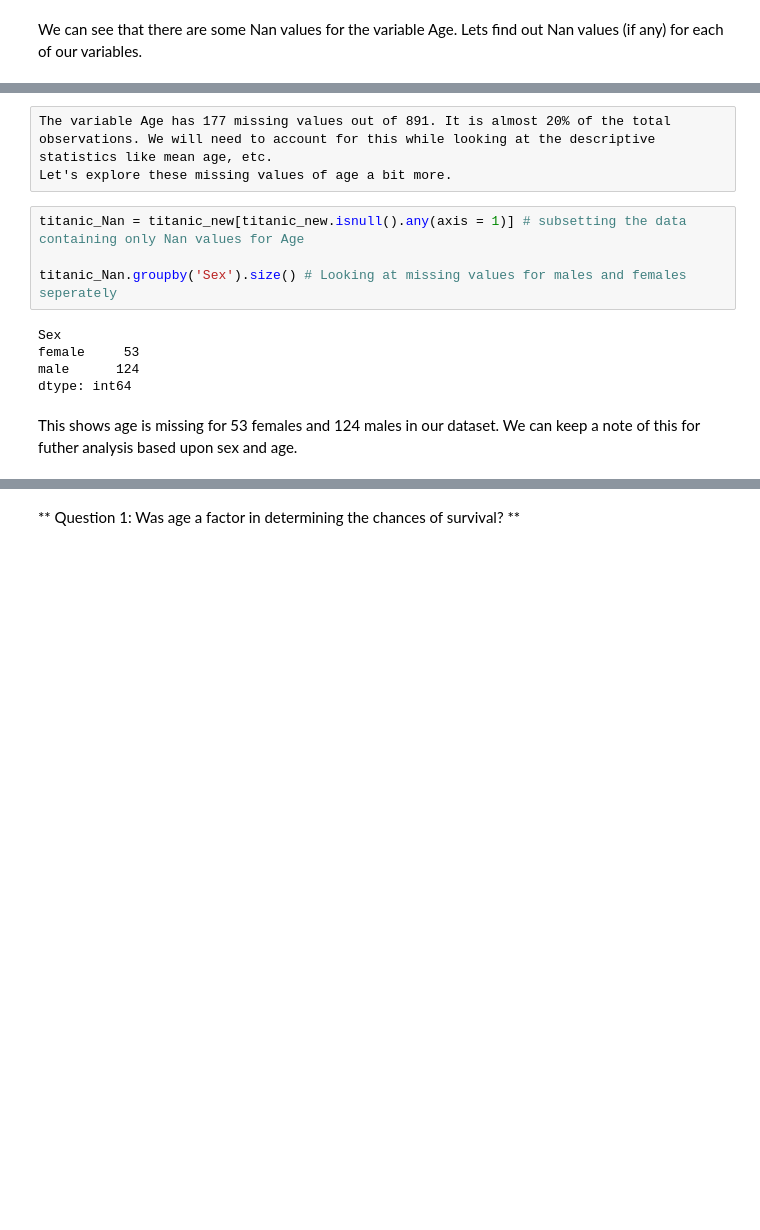
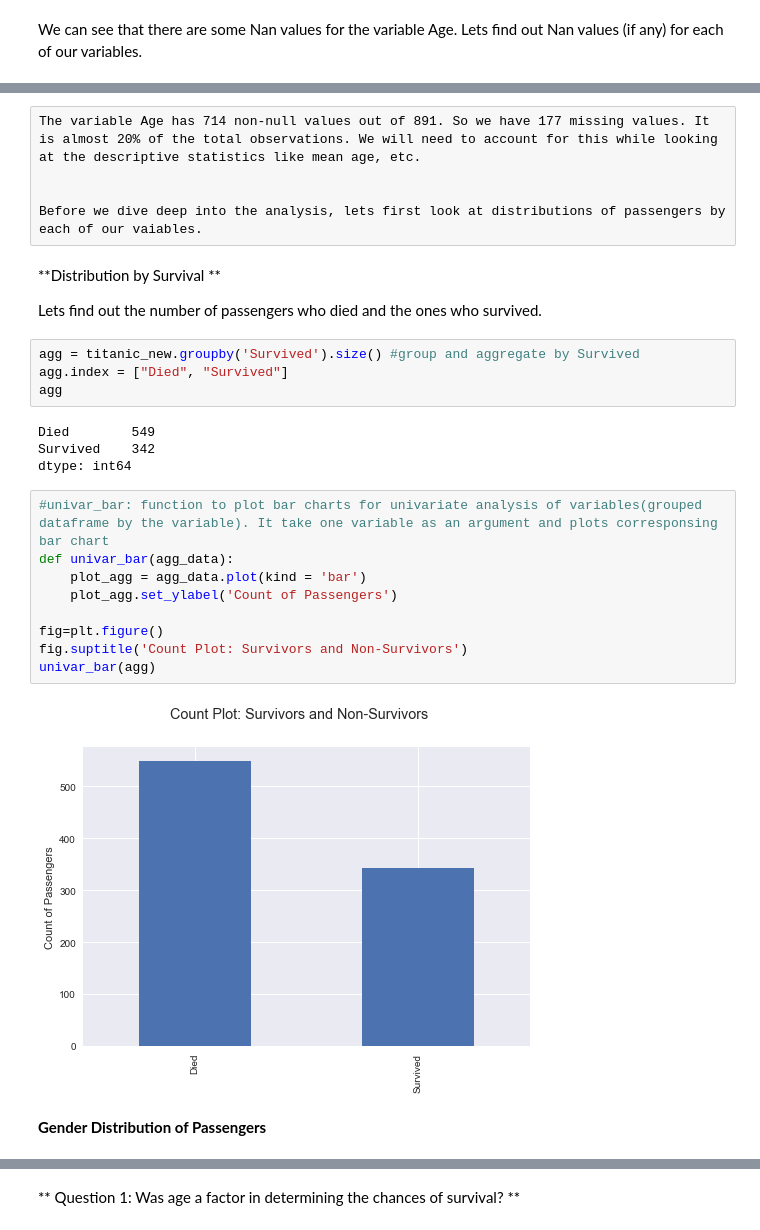
Before and after one commit to naiverav/Udacity---Intro-to-Data-Analysis, a Jupyter notebook: Titanic Data Exploration.ipynb, the cells around one changed output, grey strips where cells are left out. Drawn from its saved outputs; the diff is of its cells as text; blank space fills up the shorter version.

Commit message:
Dataset - Titanic

```diff
--- a/Titanic Data Exploration.ipynb
+++ b/Titanic Data Exploration.ipynb
@@ -156,14 +158,30 @@ dtype: int64
 # %% [raw]
-The variable Age has 177 missing values out of 891. It is almost 20% of the total observations. We will need to account for this while looking at the descriptive statistics like mean age, etc.
-Let's explore these missing values of age a bit more.
+The variable Age has 714 non-null values out of 891. So we have 177 missing values. It is almost 20% of the total observations. We will need to account for this while looking at the descriptive statistics like mean age, etc.
+
+
+Before we dive deep into the analysis, lets first look at distributions of passengers by each of our vaiables.
-# %%
-titanic_Nan = titanic_new[titanic_new.isnull().any(axis = 1)] # subsetting the data containing only Nan values for Age
-
-titanic_Nan.groupby('Sex').size() # Looking at missing values for males and females seperately
-# %% [output]
-Sex
-female     53
-male      124
-dtype: int64
-# %% [markdown]
-This shows age is missing for 53 females and 124 males in our dataset. We can keep a note of this for futher analysis based upon sex and age.
+# %% [markdown]
+**Distribution by Survival **
+
+Lets find out the number of passengers who died and the ones who survived.
+# %%
+agg = titanic_new.groupby('Survived').size() #group and aggregate by Survived
+agg.index = ["Died", "Survived"]
+agg
+# %% [output]
+Died        549
+Survived    342
+dtype: int64
+# %%
+#univar_bar: function to plot bar charts for univariate analysis of variables(grouped dataframe by the variable). It take one variable as an argument and plots corresponsing bar chart
+def univar_bar(agg_data):
+    plot_agg = agg_data.plot(kind = 'bar')
+    plot_agg.set_ylabel('Count of Passengers')
+
+fig=plt.figure()
+fig.suptitle('Count Plot: Survivors and Non-Survivors')
+univar_bar(agg)
+# %% [output]
+[figure, added]
+# %% [markdown]
+**Gender Distribution of Passengers**
```
Also changed, not shown: parts of 25 cells of this notebook.
